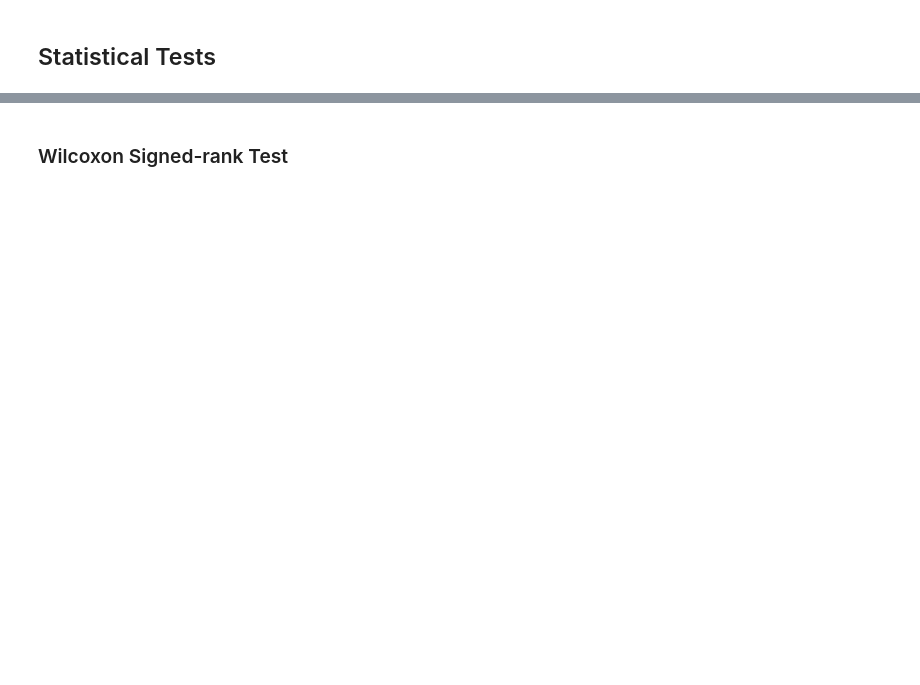
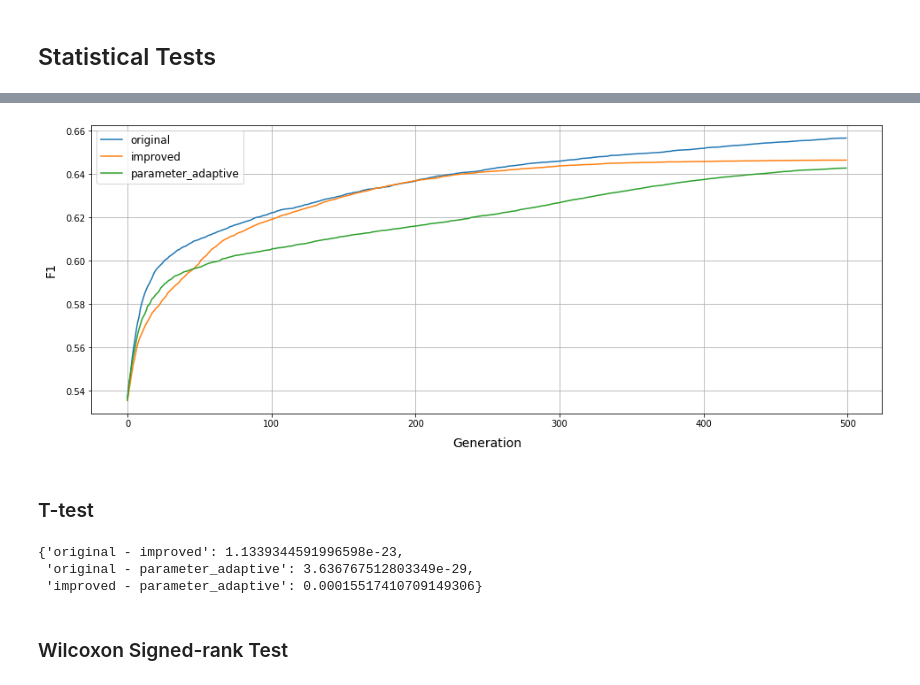
Before and after one commit to luizmanke/harmony-search-pattern-re, a Jupyter notebook: main.ipynb, the cells around one changed output, grey strips where cells are left out. Cells and saved outputs as stored; diff of their text form; code cells hidden in the pictures; blank space fills up the shorter version.

```diff
--- a/main.ipynb
+++ b/main.ipynb
@@ -231,0 +223,6 @@ plt.show()
+# %%
+trends.plot(histories)
+# %% [output]
+[figure, added]
+# %% [markdown]
+### T-test
@@ -232,2 +237,8 @@ plt.show()
+# %%
+t_test
+# %% [output]
+{'original - improved': 1.1339344591996598e-23,
+ 'original - parameter_adaptive': 3.636767512803349e-29,
+ 'improved - parameter_adaptive': 0.00015517410709149306}
 # %% [markdown]
 ### Wilcoxon Signed-rank Test
```
Also changed, not shown: parts of 45 cells of this notebook, 1 other file.
